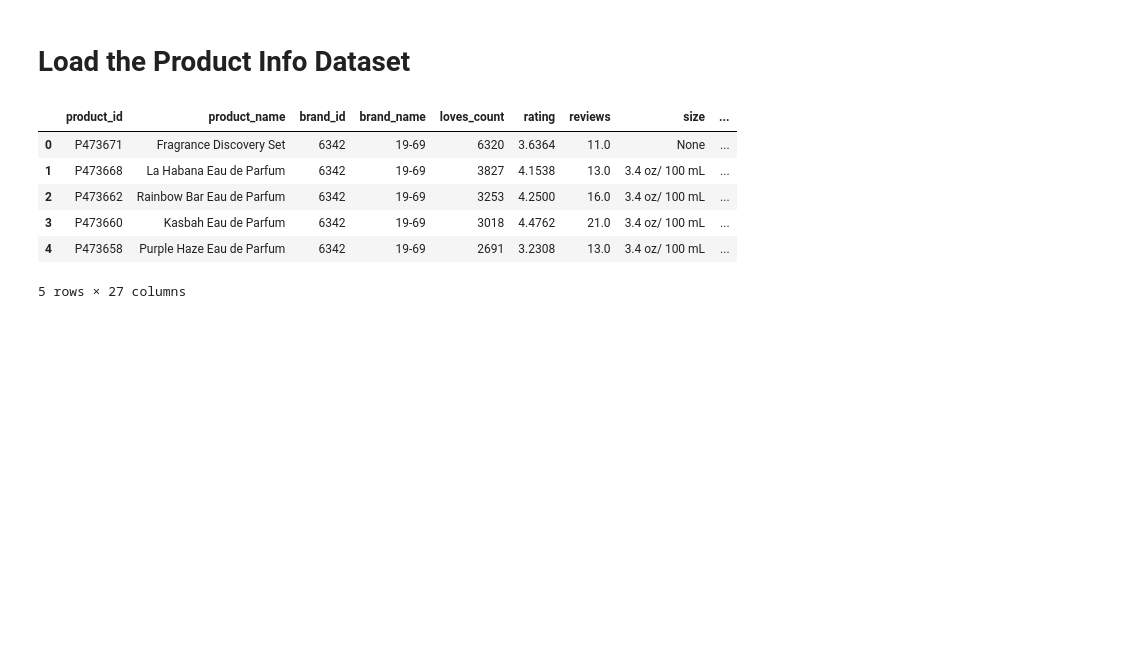
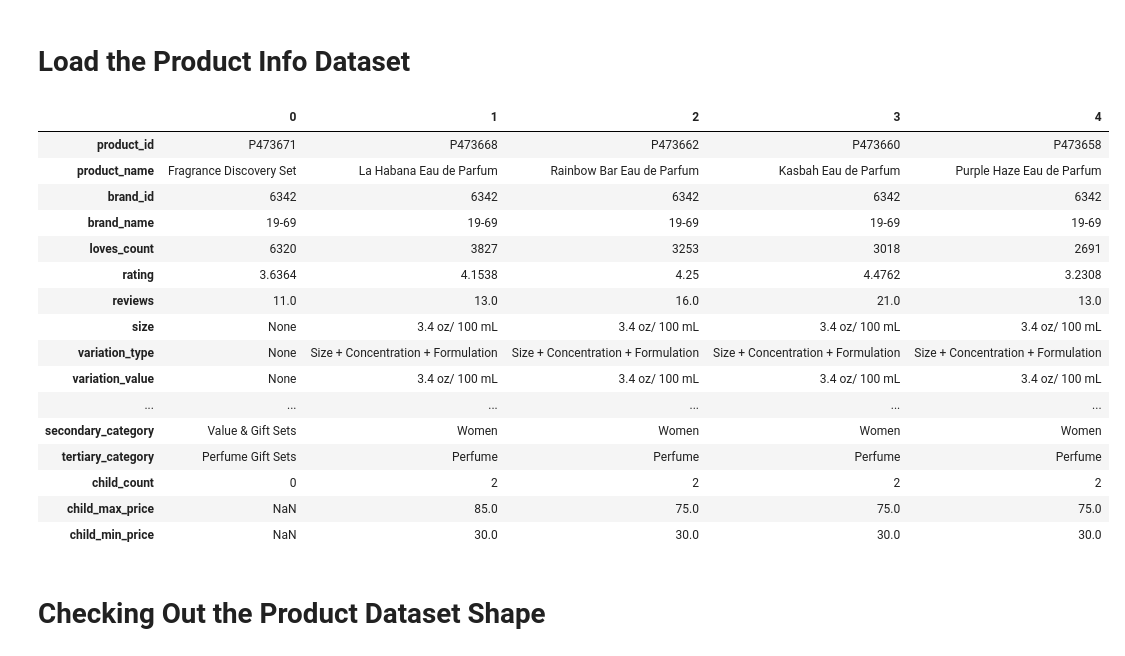
Before and after one commit to xuany823/ads508-FinalProject-Team1, a Jupyter notebook: Data Transformation and Engineering.ipynb, the cells around one changed output. Saved outputs shown, nothing was run; the diff lists cells and outputs as text; code cells hidden in the pictures; blank space fills up the shorter version.

Commit message:
Feature Engineering and Transformation on Product Info Dataset
Product dataset feature engineering and transformation

```diff
--- a/Data Transformation and Engineering.ipynb
+++ b/Data Transformation and Engineering.ipynb
@@ -43,17 +42,29 @@ raw/reviews/reviews_750-1250.csv
 # %%
 # Define the S3 path
 s3_path = 's3://ads508-team1-sephora/curated/products/products.parquet'
 
 # Load the parquet directly into a DataFrame
 df_products = pd.read_parquet(s3_path)
 
 # Display the first few rows
-df_products.head()
+df_products.head().T
 # %% [output]
-|  | product_id | product_name | brand_id | brand_name | loves_count | rating | reviews | size | ... |
-| 0 | P473671 | Fragrance Discovery Set | 6342 | 19-69 | 6320 | 3.6364 | 11.0 | None | ... |
-| 1 | P473668 | La Habana Eau de Parfum | 6342 | 19-69 | 3827 | 4.1538 | 13.0 | 3.4 oz/ 100 mL | ... |
-| 2 | P473662 | Rainbow Bar Eau de Parfum | 6342 | 19-69 | 3253 | 4.2500 | 16.0 | 3.4 oz/ 100 mL | ... |
-| 3 | P473660 | Kasbah Eau de Parfum | 6342 | 19-69 | 3018 | 4.4762 | 21.0 | 3.4 oz/ 100 mL | ... |
-| 4 | P473658 | Purple Haze Eau de Parfum | 6342 | 19-69 | 2691 | 3.2308 | 13.0 | 3.4 oz/ 100 mL | ... |
+|  | 0 | 1 | 2 | 3 | 4 |
+| product_id | P473671 | P473668 | P473662 | P473660 | P473658 |
+| product_name | Fragrance Discovery Set | La Habana Eau de Parfum | Rainbow Bar Eau de Parfum | Kasbah Eau de Parfum | Purple Haze Eau de Parfum |
+| brand_id | 6342 | 6342 | 6342 | 6342 | 6342 |
+| brand_name | 19-69 | 19-69 | 19-69 | 19-69 | 19-69 |
+| loves_count | 6320 | 3827 | 3253 | 3018 | 2691 |
+| rating | 3.6364 | 4.1538 | 4.25 | 4.4762 | 3.2308 |
+| reviews | 11.0 | 13.0 | 16.0 | 21.0 | 13.0 |
+| size | None | 3.4 oz/ 100 mL | 3.4 oz/ 100 mL | 3.4 oz/ 100 mL | 3.4 oz/ 100 mL |
+| variation_type | None | Size + Concentration + Formulation | Size + Concentration + Formulation | Size + Concentration + Formulation | Size + Concentration + Formulation |
+| variation_value | None | 3.4 oz/ 100 mL | 3.4 oz/ 100 mL | 3.4 oz/ 100 mL | 3.4 oz/ 100 mL |
+| ... | ... | ... | ... | ... | ... |
+| secondary_category | Value & Gift Sets | Women | Women | Women | Women |
+| tertiary_category | Perfume Gift Sets | Perfume | Perfume | Perfume | Perfume |
+| child_count | 0 | 2 | 2 | 2 | 2 |
+| child_max_price | NaN | 85.0 | 75.0 | 75.0 | 75.0 |
+| child_min_price | NaN | 30.0 | 30.0 | 30.0 | 30.0 |
-5 rows × 27 columns
+# %% [markdown]
+# Checking Out the Product Dataset Shape
```
Also changed, not shown: parts of 44 cells of this notebook.
